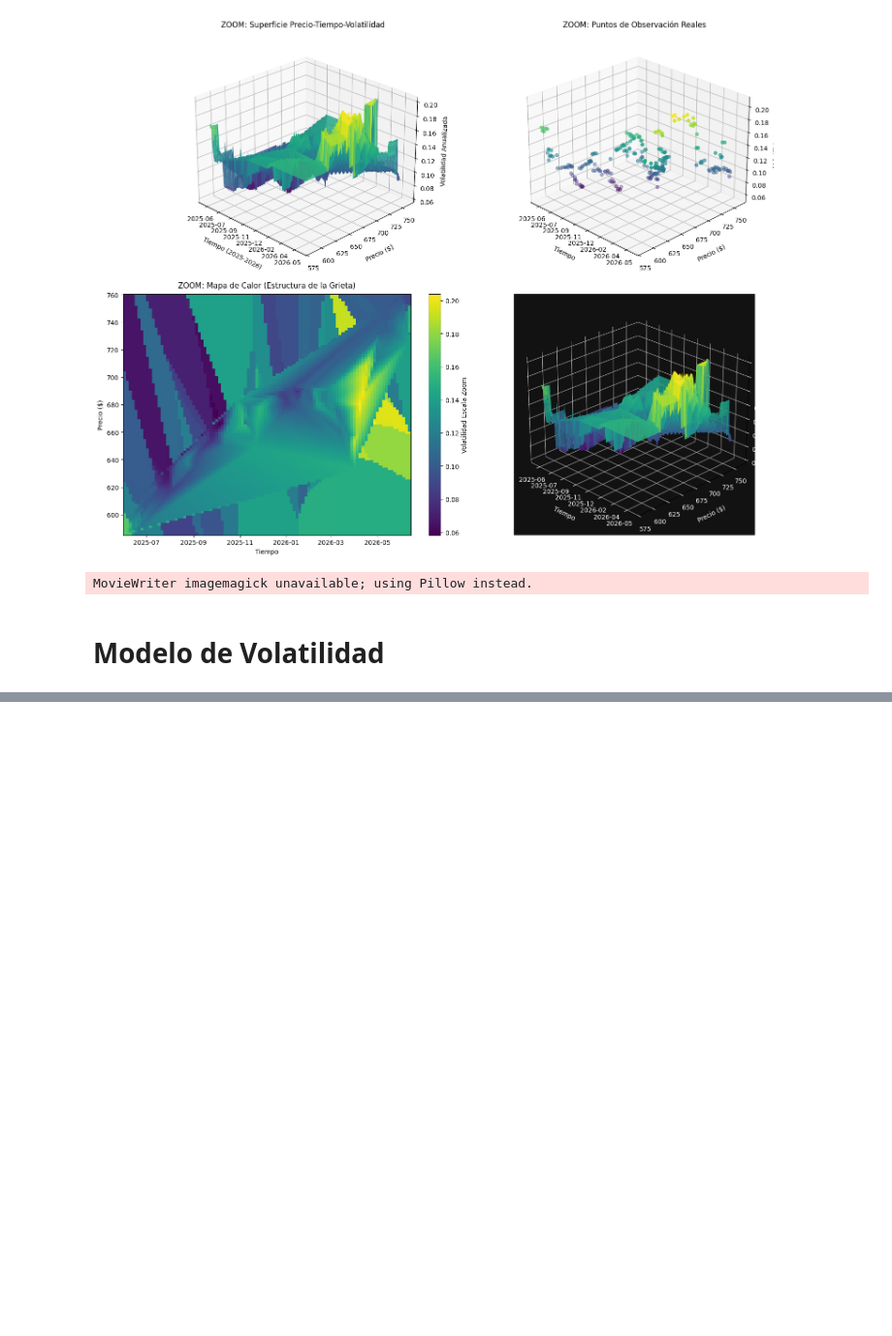
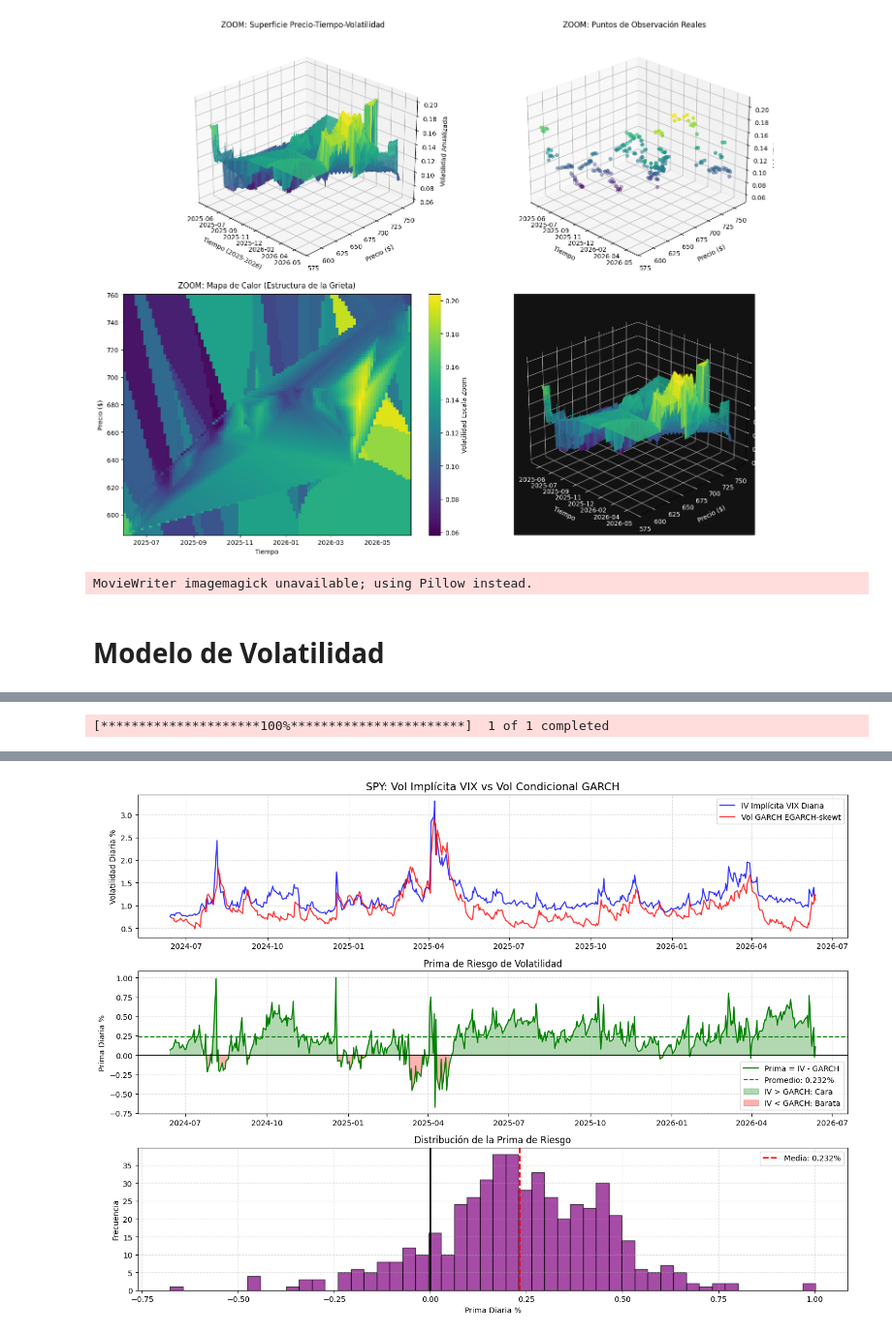
Before and after one commit to Saul-Ochoa/financial-time-series-lab, a Jupyter notebook: 1. Series temporales básicas/Series temporales Volatilidad.ipynb, the cells around one changed output, grey strips where cells are left out. Shown at 97% size. Cells and saved outputs as stored; diff of their text form; code cells hidden in the pictures; blank space fills up the shorter version.

```diff
--- a/1. Series temporales básicas/Series temporales Volatilidad.ipynb
+++ b/1. Series temporales básicas/Series temporales Volatilidad.ipynb
@@ -657,0 +943,71 @@ Distributed: <scipy.stats._distn_infrastructure.rv_continuous_frozen object at 0
+# %%
+import yfinance as yf
+import numpy as np
+import pandas as pd
+import matplotlib.pyplot as plt
+
+# 1. Descargar VIX y alinear fechas con tu df
+vix = yf.download('^VIX', start=df.index[0], end=df.index[-1])['Close']
+vix = vix.reindex(df.index).ffill() # alinear con tu índice y rellenar feriados
+
+# 2. Convertir VIX anualizado a vol diaria %
+# VIX está en %, anualizado. Lo pasamos a diario para comparar con tu GARCH
+df['IV_VIX_Diaria'] = vix / np.sqrt(252)
+
+# 3. Tu vol GARCH ya la tienes en diaria %
+# df['EGARCH_skewt_Vol'] viene de: modelo_final.conditional_volatility
+
+# 4. Calcular prima de riesgo de vol: IV - Realized
+df['Vol_Risk_Premium'] = df['IV_VIX_Diaria'] - df['EGARCH_skewt_Vol']
+
+# 5. Estadísticos
+print("=== Prima de Riesgo de Volatilidad ===")
+print(df['Vol_Risk_Premium'].describe())
+print(f"\nPrima promedio: {df['Vol_Risk_Premium'].mean():.3f}% diaria")
+print(f"Prima promedio anualizada: {df['Vol_Risk_Premium'].mean() * np.sqrt(252):.2f}%")
+print(f"% días con prima positiva: {(df['Vol_Risk_Premium'] > 0).mean() * 100:.1f}%")
+
+# 6. Plot 1: IV vs GARCH
+plt.figure(figsize=(14, 10))
+
+plt.subplot(3, 1, 1)
+plt.plot(df.index, df['IV_VIX_Diaria'], label='IV Implícita VIX Diaria', color='blue', alpha=0.8)
+plt.plot(df.index, df['EGARCH_skewt_Vol'], label='Vol GARCH EGARCH-skewt', color='red', alpha=0.8)
+plt.title('SPY: Vol Implícita VIX vs Vol Condicional GARCH', fontsize=14)
+plt.ylabel('Volatilidad Diaria %')
+plt.legend()
+plt.grid(True, linestyle='--', alpha=0.4)
+
+# 7. Plot 2: Prima de riesgo
+plt.subplot(3, 1, 2)
+plt.plot(df.index, df['Vol_Risk_Premium'], color='green', label='Prima = IV - GARCH')
+plt.axhline(0, color='black', lw=1)
+plt.axhline(df['Vol_Risk_Premium'].mean(), color='green', ls='--',
+            label=f'Promedio: {df["Vol_Risk_Premium"].mean():.3f}%')
+plt.fill_between(df.index, df['Vol_Risk_Premium'], 0,
+                 where=(df['Vol_Risk_Premium'] > 0),
+                 color='green', alpha=0.3, label='IV > GARCH: Cara')
+plt.fill_between(df.index, df['Vol_Risk_Premium'], 0,
+                 where=(df['Vol_Risk_Premium'] < 0),
+                 color='red', alpha=0.3, label='IV < GARCH: Barata')
+plt.title('Prima de Riesgo de Volatilidad')
+plt.ylabel('Prima Diaria %')
+plt.legend()
+plt.grid(True, linestyle='--', alpha=0.4)
+
+# 8. Plot 3: Histograma de la prima
+plt.subplot(3, 1, 3)
+plt.hist(df['Vol_Risk_Premium'].dropna(), bins=50, color='purple', alpha=0.7, edgecolor='black')
+plt.axvline(0, color='black', lw=2)
+plt.axvline(df['Vol_Risk_Premium'].mean(), color='red', ls='--', lw=2,
+            label=f'Media: {df["Vol_Risk_Premium"].mean():.3f}%')
+plt.title('Distribución de la Prima de Riesgo')
+plt.xlabel('Prima Diaria %')
+plt.ylabel('Frecuencia')
+plt.legend()
+plt.grid(True, linestyle='--', alpha=0.4)
+
+plt.tight_layout()
+plt.show()
+# %% [output]
+[*********************100%***********************]  1 of 1 completed
@@ -657,0 +1028 @@ Distributed: <scipy.stats._distn_infrastructure.rv_continuous_frozen object at 0
+[figure, added]
```
Also changed, not shown: parts of 28 cells of this notebook.
